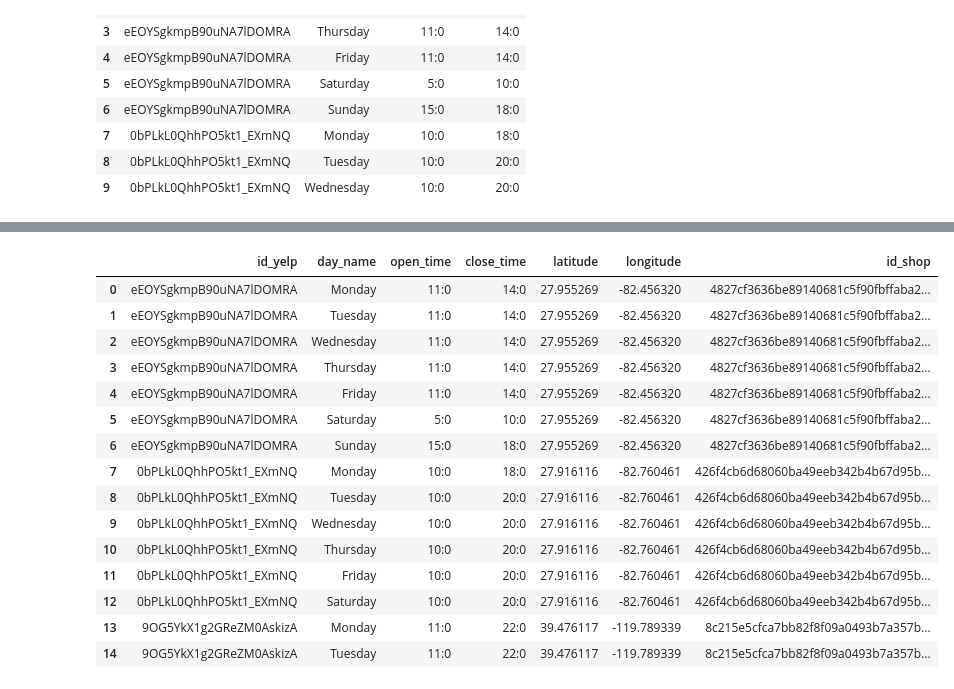
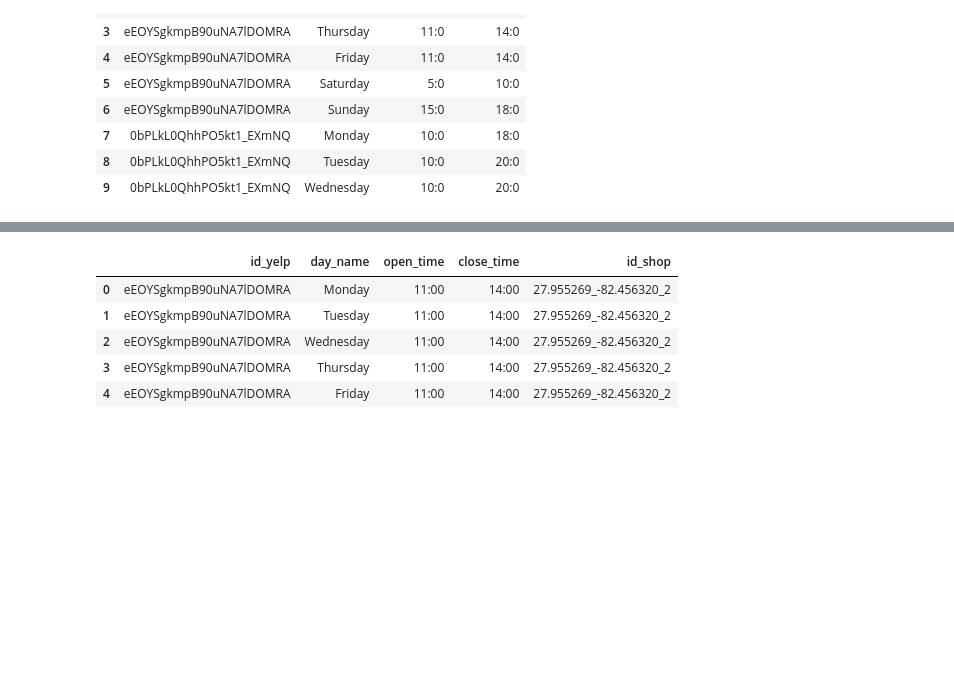
Before and after one commit to shdata12/data12-pf-google-yelp, a Jupyter notebook: ETL_Yelp_shops.ipynb, the cells around one changed output, grey strips where cells are left out. Cells and saved outputs as stored; diff of their text form; code cells hidden in the pictures; blank space fills up the shorter version.

Commit message:
ETL Yelp Shops

```diff
--- a/ETL_Yelp_shops.ipynb
+++ b/ETL_Yelp_shops.ipynb
@@ -520,16 +594,3 @@ df_dia_horarios_Yelp.head(10)
 | 7 | 0bPLkL0QhhPO5kt1_EXmNQ | Monday | 10:0 | 18:0 |
 | 8 | 0bPLkL0QhhPO5kt1_EXmNQ | Tuesday | 10:0 | 20:0 |
 | 9 | 0bPLkL0QhhPO5kt1_EXmNQ | Wednesday | 10:0 | 20:0 |
-# %%
-# Función para convertir a formato AM/PM
-def convert_to_am_pm(time_str):
-    time_obj = datetime.strptime(time_str, '%H:%M')
-    am_pm_time = time_obj.strftime('%I:%M %p')
-    return am_pm_time
-
-# Aplicar la transformación a los campos open_time y close_time
-df_dia_horarios_Yelp['open_time'] = df_dia_horarios_Yelp['open_time'].apply(convert_to_am_pm)
-df_dia_horarios_Yelp['close_time'] = df_dia_horarios_Yelp['close_time'].apply(convert_to_am_pm)
-
-# Imprimir el DataFrame con los campos transformados
-df_dia_horarios_Yelp.head()
@@ -558,8 +635,0 @@ memory usage: 3.7+ MB
-# %%
-# Merge para agregar latitude y longitude a df_dia_horarios utilizando yelp_id como clave
-# df_dia_horarios_Yelp = df_dia_horarios_Yelp.merge(df_Yelp_categories[['business_id', 'latitude', 'longitude']], left_on='id_yelp', right_on='business_id', how='left')
-
-# Elimina la columna 'business_id' duplicada después de la fusión
-df_dia_horarios_Yelp.drop(columns=['open_time_AMPM'], inplace=True)
-df_dia_horarios_Yelp.drop(columns=['close_time_AMPM'], inplace=True)
-df_dia_horarios_Yelp.head()
@@ -573,21 +636,15 @@ df_dia_horarios_Yelp.head()
-# %%
-df_dia_horarios_Yelp['id_shop'] = df_dia_horarios_Yelp.apply(hash_location, axis=1)
+# %%
+# Crear un diccionario que mapea business_id a id_shops en df_business_cleaned
+business_id_to_id_shop = df_business_cleaned.set_index('business_id')['id_shop'].to_dict()
+
+# Agregar el campo id_shop a df_dia_horarios_Yelp basado en business_id
+df_dia_horarios_Yelp['id_shop'] = df_dia_horarios_Yelp['id_yelp'].map(business_id_to_id_shop)
 # %%
-df_dia_horarios_Yelp.head(15)
+df_dia_horarios_Yelp.head()
 # %% [output]
-|  | id_yelp | day_name | open_time | close_time | latitude | longitude | id_shop |
-| 0 | eEOYSgkmpB90uNA7lDOMRA | Monday | 11:0 | 14:0 | 27.955269 | -82.456320 | 4827cf3636be89140681c5f90fbffaba2... |
-| 1 | eEOYSgkmpB90uNA7lDOMRA | Tuesday | 11:0 | 14:0 | 27.955269 | -82.456320 | 4827cf3636be89140681c5f90fbffaba2... |
-| 2 | eEOYSgkmpB90uNA7lDOMRA | Wednesday | 11:0 | 14:0 | 27.955269 | -82.456320 | 4827cf3636be89140681c5f90fbffaba2... |
-| 3 | eEOYSgkmpB90uNA7lDOMRA | Thursday | 11:0 | 14:0 | 27.955269 | -82.456320 | 4827cf3636be89140681c5f90fbffaba2... |
-| 4 | eEOYSgkmpB90uNA7lDOMRA | Friday | 11:0 | 14:0 | 27.955269 | -82.456320 | 4827cf3636be89140681c5f90fbffaba2... |
-| 5 | eEOYSgkmpB90uNA7lDOMRA | Saturday | 5:0 | 10:0 | 27.955269 | -82.456320 | 4827cf3636be89140681c5f90fbffaba2... |
-| 6 | eEOYSgkmpB90uNA7lDOMRA | Sunday | 15:0 | 18:0 | 27.955269 | -82.456320 | 4827cf3636be89140681c5f90fbffaba2... |
-| 7 | 0bPLkL0QhhPO5kt1_EXmNQ | Monday | 10:0 | 18:0 | 27.916116 | -82.760461 | 426f4cb6d68060ba49eeb342b4b67d95b... |
-| 8 | 0bPLkL0QhhPO5kt1_EXmNQ | Tuesday | 10:0 | 20:0 | 27.916116 | -82.760461 | 426f4cb6d68060ba49eeb342b4b67d95b... |
-| 9 | 0bPLkL0QhhPO5kt1_EXmNQ | Wednesday | 10:0 | 20:0 | 27.916116 | -82.760461 | 426f4cb6d68060ba49eeb342b4b67d95b... |
-| 10 | 0bPLkL0QhhPO5kt1_EXmNQ | Thursday | 10:0 | 20:0 | 27.916116 | -82.760461 | 426f4cb6d68060ba49eeb342b4b67d95b... |
-| 11 | 0bPLkL0QhhPO5kt1_EXmNQ | Friday | 10:0 | 20:0 | 27.916116 | -82.760461 | 426f4cb6d68060ba49eeb342b4b67d95b... |
-| 12 | 0bPLkL0QhhPO5kt1_EXmNQ | Saturday | 10:0 | 20:0 | 27.916116 | -82.760461 | 426f4cb6d68060ba49eeb342b4b67d95b... |
-| 13 | 9OG5YkX1g2GReZM0AskizA | Monday | 11:0 | 22:0 | 39.476117 | -119.789339 | 8c215e5cfca7bb82f8f09a0493b7a357b... |
-| 14 | 9OG5YkX1g2GReZM0AskizA | Tuesday | 11:0 | 22:0 | 39.476117 | -119.789339 | 8c215e5cfca7bb82f8f09a0493b7a357b... |
+|  | id_yelp | day_name | open_time | close_time | id_shop |
+| 0 | eEOYSgkmpB90uNA7lDOMRA | Monday | 11:00 | 14:00 | 27.955269_-82.456320_2 |
+| 1 | eEOYSgkmpB90uNA7lDOMRA | Tuesday | 11:00 | 14:00 | 27.955269_-82.456320_2 |
+| 2 | eEOYSgkmpB90uNA7lDOMRA | Wednesday | 11:00 | 14:00 | 27.955269_-82.456320_2 |
+| 3 | eEOYSgkmpB90uNA7lDOMRA | Thursday | 11:00 | 14:00 | 27.955269_-82.456320_2 |
+| 4 | eEOYSgkmpB90uNA7lDOMRA | Friday | 11:00 | 14:00 | 27.955269_-82.456320_2 |
```
Also changed, not shown: parts of 60 cells of this notebook.
